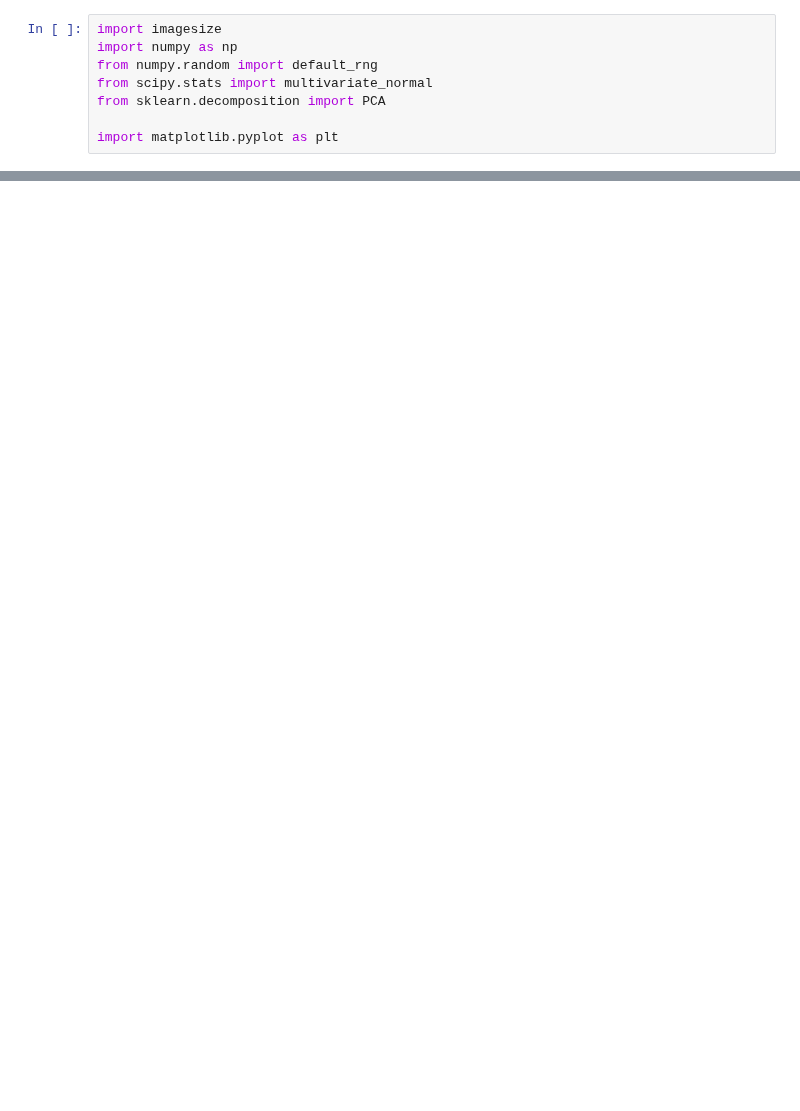
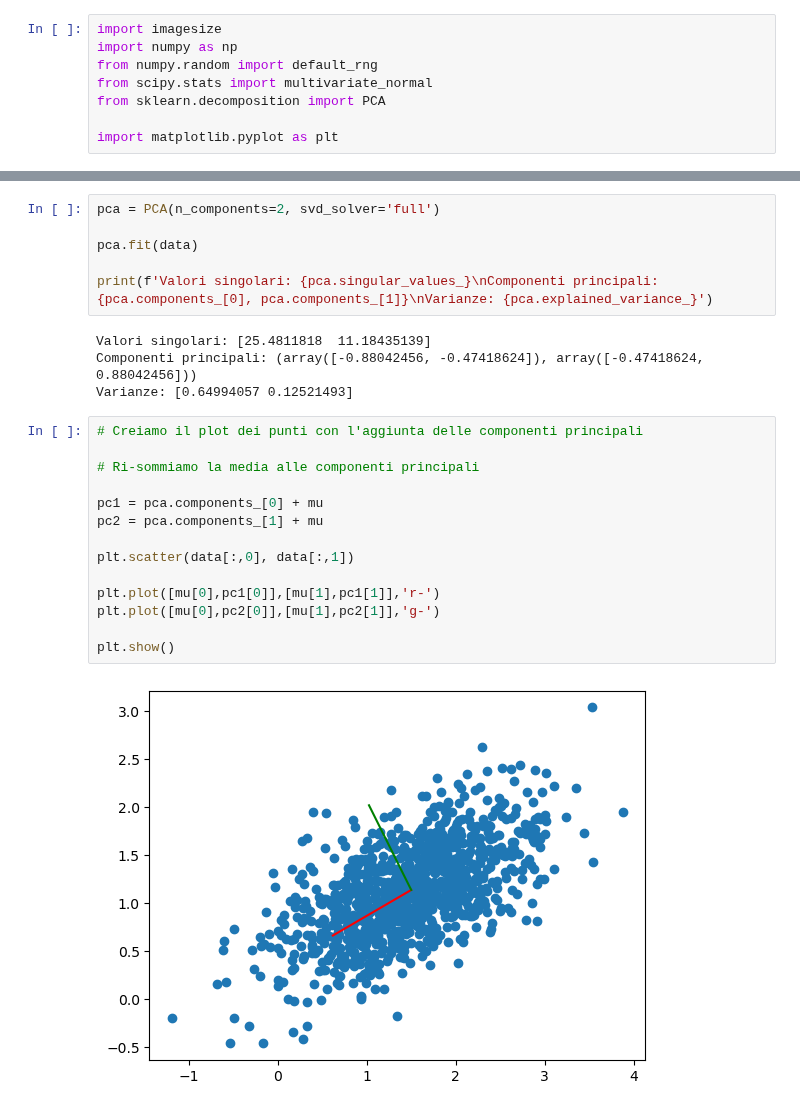
Before and after one commit to fredffsixty/BigDataAnalytics, a Jupyter notebook: Esercitazioni/E2_covarianza.ipynb, the cells around one changed output, grey strips where cells are left out. Cells and saved outputs as stored; diff of their text form; blank space fills up the shorter version.

```diff
--- a/Esercitazioni/E2_covarianza.ipynb
+++ b/Esercitazioni/E2_covarianza.ipynb
@@ -59,0 +155,26 @@ Matrice di covarianza dei dati:
+# %%
+pca = PCA(n_components=2, svd_solver='full')
+
+pca.fit(data)
+
+print(f'Valori singolari: {pca.singular_values_}\nComponenti principali: {pca.components_[0], pca.components_[1]}\nVarianze: {pca.explained_variance_}')
+# %% [output]
+Valori singolari: [25.4811818  11.18435139]
+Componenti principali: (array([-0.88042456, -0.47418624]), array([-0.47418624,  0.88042456]))
+Varianze: [0.64994057 0.12521493]
+# %%
+# Creiamo il plot dei punti con l'aggiunta delle componenti principali
+
+# Ri-sommiamo la media alle componenti principali
+
+pc1 = pca.components_[0] + mu
+pc2 = pca.components_[1] + mu
+
+plt.scatter(data[:,0], data[:,1])
+
+plt.plot([mu[0],pc1[0]],[mu[1],pc1[1]],'r-')
+plt.plot([mu[0],pc2[0]],[mu[1],pc2[1]],'g-')
+
+plt.show()
+# %% [output]
+[figure, added]
```
Also changed, not shown: parts of 9 cells of this notebook, 1 other file.
